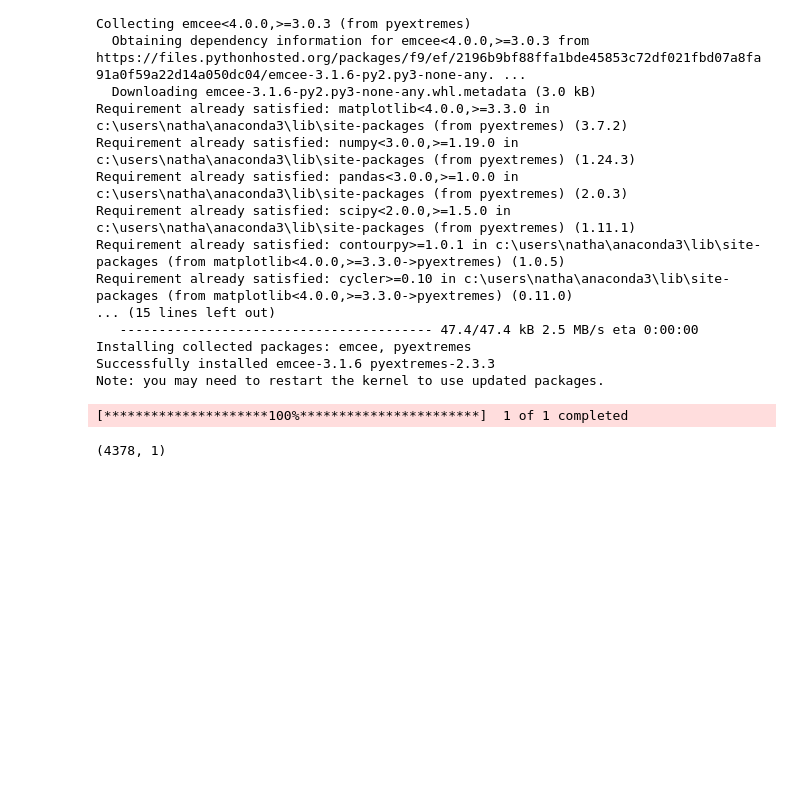
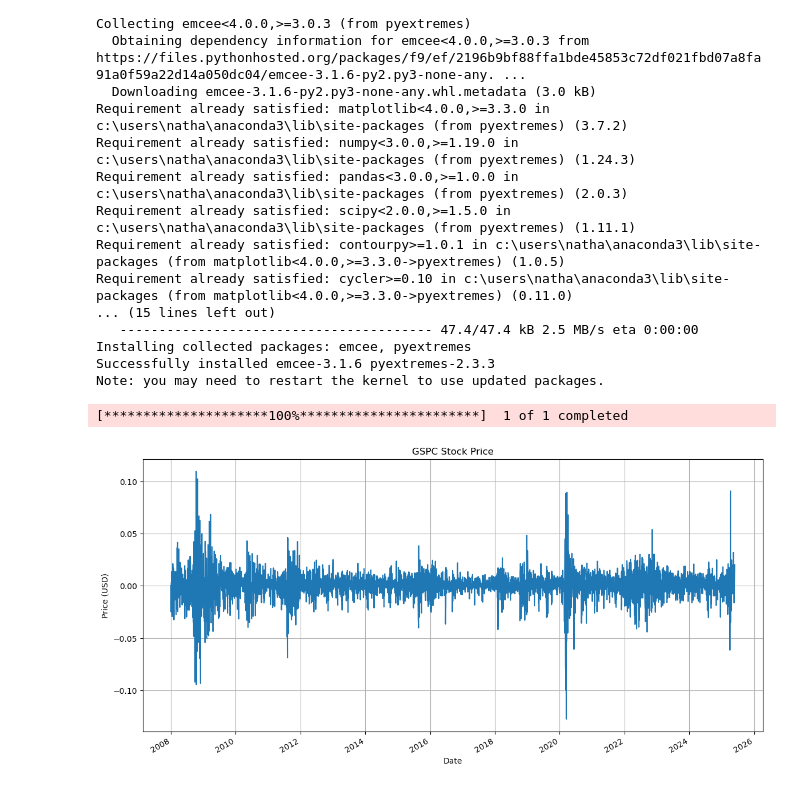
Before and after one commit to Scott-Yap/M2R_EVT, a Jupyter notebook: GARCH.ipynb, the cells around one changed output. Saved outputs shown, nothing was run; the diff lists cells and outputs as text; code cells hidden in the pictures; blank space fills up the shorter version.

```diff
--- a/GARCH.ipynb
+++ b/GARCH.ipynb
@@ -21,14 +21,20 @@ Note: you may need to restart the kernel to use updated packages.
 # %%
 import yfinance as yf
 import numpy as np
-import pyextremes
+import pyextremes as pyx
+import matplotlib.pyplot as plt
 
 data = yf.download("^GSPC", start="2008-01-01")['Close'] #S&P 500
 log_returns = np.log(data / data.shift(1)).dropna()
-print(data.shape)
+
+log_returns['^GSPC'].plot(title='GSPC Stock Price', figsize=(14, 7))
+plt.xlabel('Date')
+plt.ylabel('Price (USD)')
+plt.grid()
+plt.show()
 # %% [output]
 [*********************100%***********************]  1 of 1 completed
-(4378, 1)
+[figure, added]
 # %%
 losses = -log_returns[log_returns < 0] #negative returns values
 threshold = np.quantile(losses, 0.95) #0.95th quantile from data, crude
```
Also changed, not shown: parts of 1 cell of this notebook.
